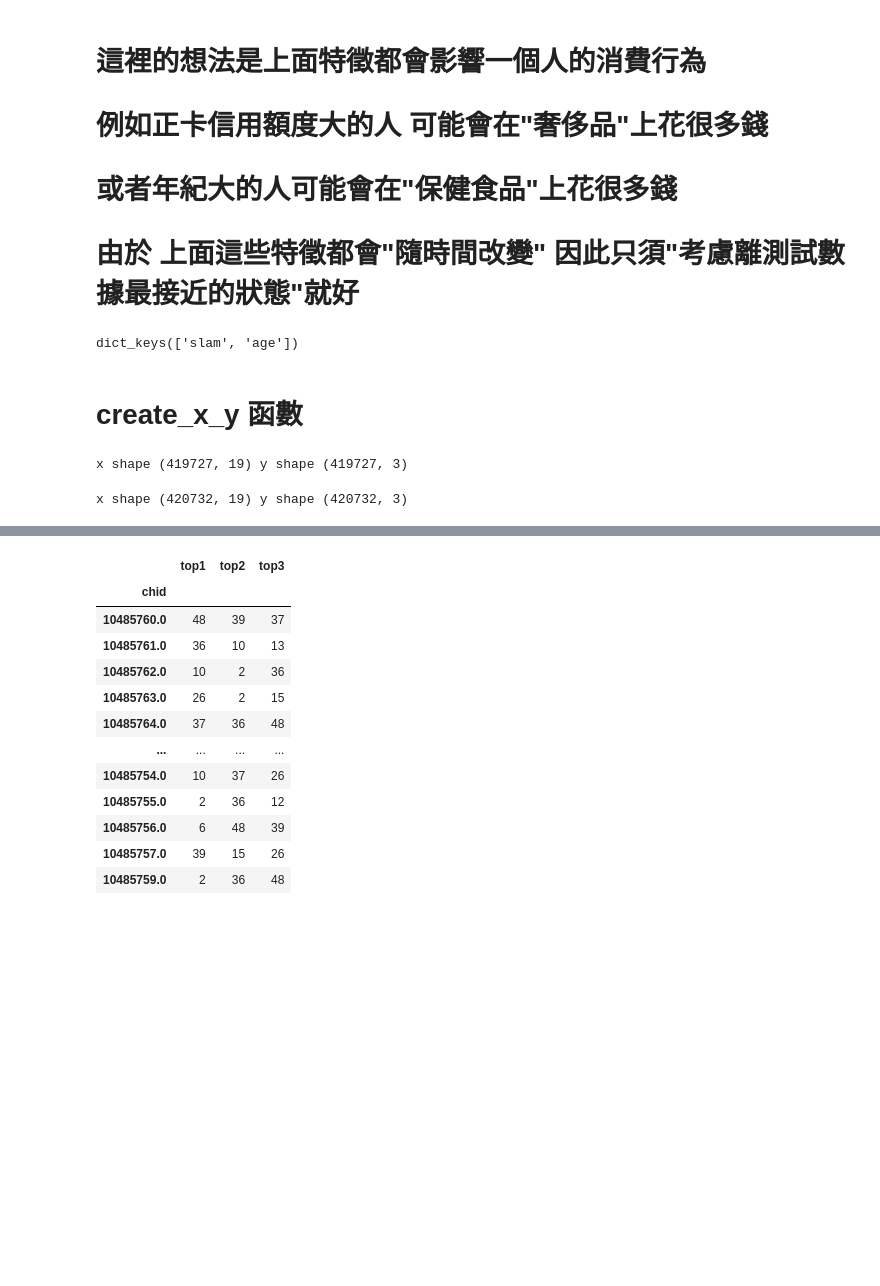
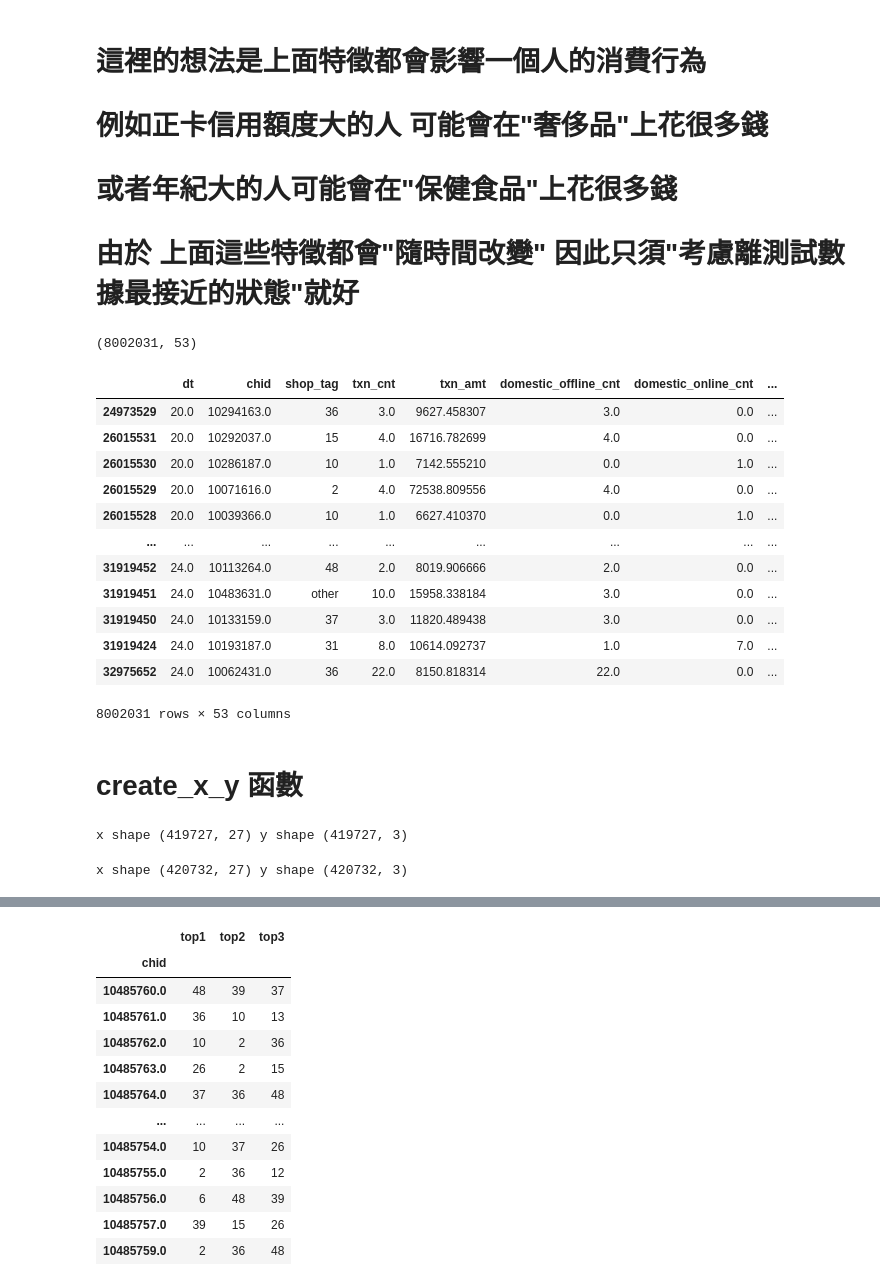
Before and after one commit to skywalker0803r/ESun2021WinterGame, a Jupyter notebook: notebook/new_idea_data_preprocessing.ipynb, the cells around one changed output, grey strips where cells are left out. Drawn from its saved outputs; the diff is of its cells as text; code cells hidden in the pictures; blank space fills up the shorter version.

```diff
--- a/notebook/new_idea_data_preprocessing.ipynb
+++ b/notebook/new_idea_data_preprocessing.ipynb
@@ -63,13 +63,29 @@ other_features = ['masts', #婚姻
 # 或者年紀大的人可能會在"保健食品"上花很多錢
 # 由於 上面這些特徵都會"隨時間改變" 因此只須"考慮離測試數據最接近的狀態"就好
 # %%
-df_sorted = df.sort_values(by='dt') # 考慮離測試數據最接近的狀態
+df_sorted = df.loc[(df.dt>=20)&(df.dt<=24)] # 考慮離測試數據最接近的狀態
+df_sorted = df_sorted.sort_values(by='dt')
+print(df_sorted.shape)
 chid_mapping = {}
-for fname in tqdm(['slam','age']):
+for fname in tqdm(other_features):
     chid_mapping[fname] = dict(zip(df_sorted['chid'],df_sorted[fname])) # chid到"特徵"的映射
 chid_mapping.keys()
+df_sorted
 # %% [output]
-dict_keys(['slam', 'age'])
+(8002031, 53)
+|  | dt | chid | shop_tag | txn_cnt | txn_amt | domestic_offline_cnt | domestic_online_cnt | ... |
+| 24973529 | 20.0 | 10294163.0 | 36 | 3.0 | 9627.458307 | 3.0 | 0.0 | ... |
+| 26015531 | 20.0 | 10292037.0 | 15 | 4.0 | 16716.782699 | 4.0 | 0.0 | ... |
+| 26015530 | 20.0 | 10286187.0 | 10 | 1.0 | 7142.555210 | 0.0 | 1.0 | ... |
+| 26015529 | 20.0 | 10071616.0 | 2 | 4.0 | 72538.809556 | 4.0 | 0.0 | ... |
+| 26015528 | 20.0 | 10039366.0 | 10 | 1.0 | 6627.410370 | 0.0 | 1.0 | ... |
+| ... | ... | ... | ... | ... | ... | ... | ... | ... |
+| 31919452 | 24.0 | 10113264.0 | 48 | 2.0 | 8019.906666 | 2.0 | 0.0 | ... |
+| 31919451 | 24.0 | 10483631.0 | other | 10.0 | 15958.338184 | 3.0 | 0.0 | ... |
+| 31919450 | 24.0 | 10133159.0 | 37 | 3.0 | 11820.489438 | 3.0 | 0.0 | ... |
+| 31919424 | 24.0 | 10193187.0 | 31 | 8.0 | 10614.092737 | 1.0 | 7.0 | ... |
+| 32975652 | 24.0 | 10062431.0 | 36 | 22.0 | 8150.818314 | 22.0 | 0.0 | ... |
+8002031 rows × 53 columns
 # %% [markdown]
 # create_x_y 函數
 # %%
@@ -105,11 +121,11 @@ def create_x_y(df,split_dt,other_features,chid_mapping,mode='train'):
     print('x shape',x.shape,'y shape',y.shape)
     return x,y
 # %%
-X_train, y_train = create_x_y(df,split_dt=23,other_features=['slam','age'],chid_mapping=chid_mapping,mode='train')
-X_test, y_test = create_x_y(df,split_dt=24,other_features=['slam','age'],chid_mapping=chid_mapping,mode='test')
+X_train, y_train = create_x_y(df,split_dt=23,other_features=other_features,chid_mapping=chid_mapping,mode='train')
+X_test, y_test = create_x_y(df,split_dt=24,other_features=other_features,chid_mapping=chid_mapping,mode='test')
 # %% [output]
-x shape (419727, 19) y shape (419727, 3)
+x shape (419727, 27) y shape (419727, 3)
-x shape (420732, 19) y shape (420732, 3)
+x shape (420732, 27) y shape (420732, 3)
 # %%
 X_train
 # %% [output]
```
Also changed, not shown: parts of 3 cells of this notebook, 1 other file.
